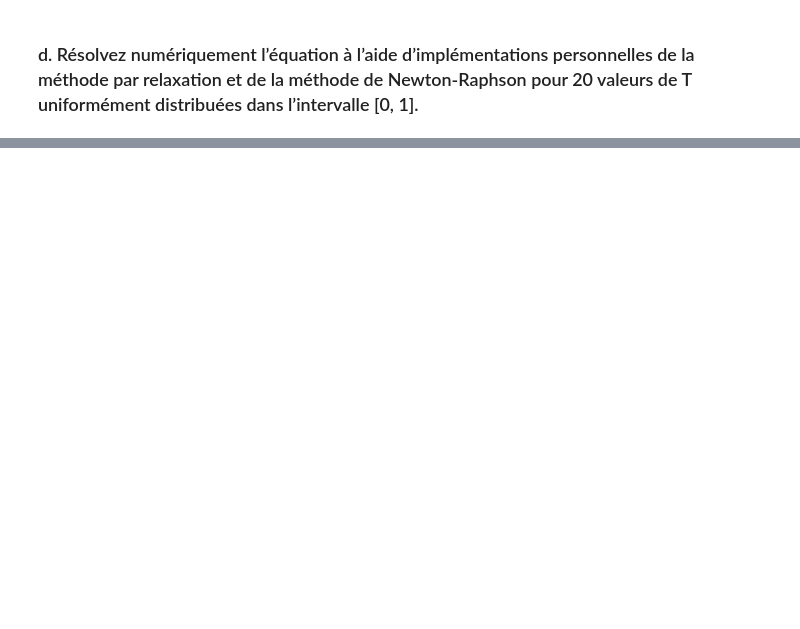
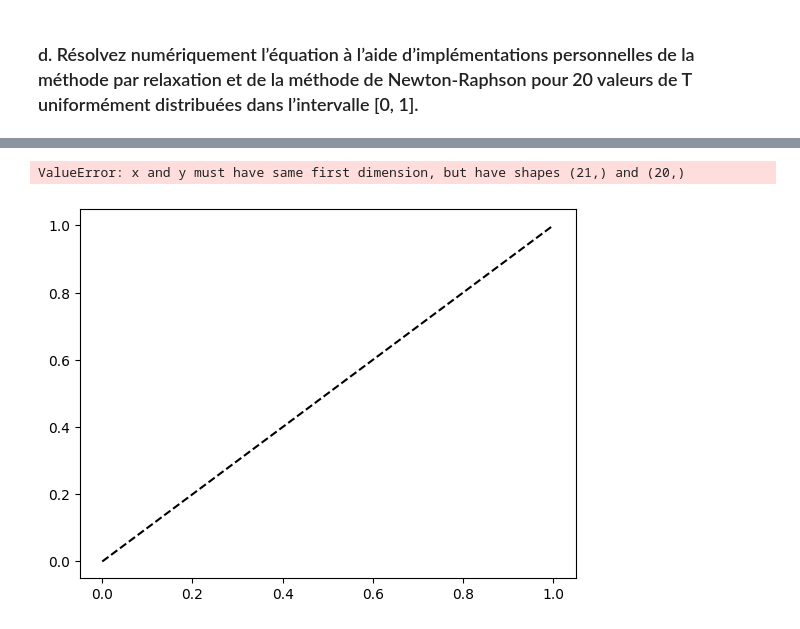
Before and after one commit to YuuHappy/PhysnumTP3, a Jupyter notebook: TP3_JulesLabrecque_MarcAntoineSamson_XavierLarouche.ipynb, the cells around one changed output, grey strips where cells are left out. Saved outputs shown, nothing was run; the diff lists cells and outputs as text; code cells hidden in the pictures; blank space fills up the shorter version.

```diff
--- a/TP3_JulesLabrecque_MarcAntoineSamson_XavierLarouche.ipynb
+++ b/TP3_JulesLabrecque_MarcAntoineSamson_XavierLarouche.ipynb
@@ -194,0 +282,42 @@ $$u_3 =\frac{1\pm\sqrt{1-4/A^2}}{2} = \frac{1\pm\sqrt{1-4/(T(\kappa-1))^2}}{2}$$
+# %%
+def plot_newton_spiderweb(T, kappa=5, u0=0.8, iterations=20):
+    def g(u):
+        return 1 / (1 + T*(kappa-1)*(1 - u))**2 - u
+    def g_prime(u):
+        return (2*T*(kappa-1)) / (1 + T*(kappa-1)*(1-u))**3 - 1
+
+    u = np.linspace(0, 1, 300)
+
+    # Fonction de mise à jour Newton
+    newton_step = lambda u: u - g(u) / g_prime(u)
+
+    # Tracer y = u et y = newton_step(u)
+    plt.plot(u, u, '--', label='y = u', color='black')
+
+    # Itération Newton
+    u_n = u0
+    path = [u_n]
+    for _ in range(iterations):
+        try:
+            u_next = newton_step(u_n)
+            path.extend([u_n, u_next])
+            u_n = u_next
+        except ZeroDivisionError:
+            break
+
+    # Tracer chemin
+    plt.plot(path[::2], path[1::2], 'g-', label='Chemin Newton')
+    plt.plot(path[1::2], path[1::2], 'g-')
+
+    plt.xlabel('u_n')
+    plt.ylabel('u_(n+1)')
+    plt.title(f'Toile d\'araignée : Newton-Raphson (T={T:.2f})')
+    plt.legend()
+    plt.grid(True)
+    plt.show()
+
+# Exemple d'utilisation
+plot_newton_spiderweb(T=0.7, u0=0.8)
+# %% [output]
+ValueError: x and y must have same first dimension, but have shapes (21,) and (20,)
+[figure, added]
```
Also changed, not shown: parts of 8 cells of this notebook.
